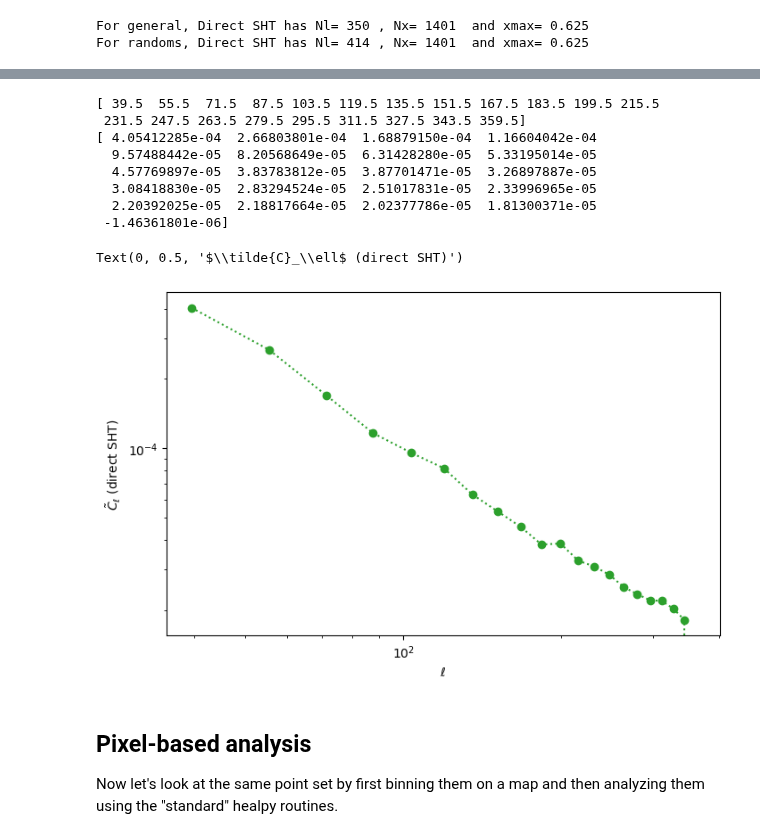
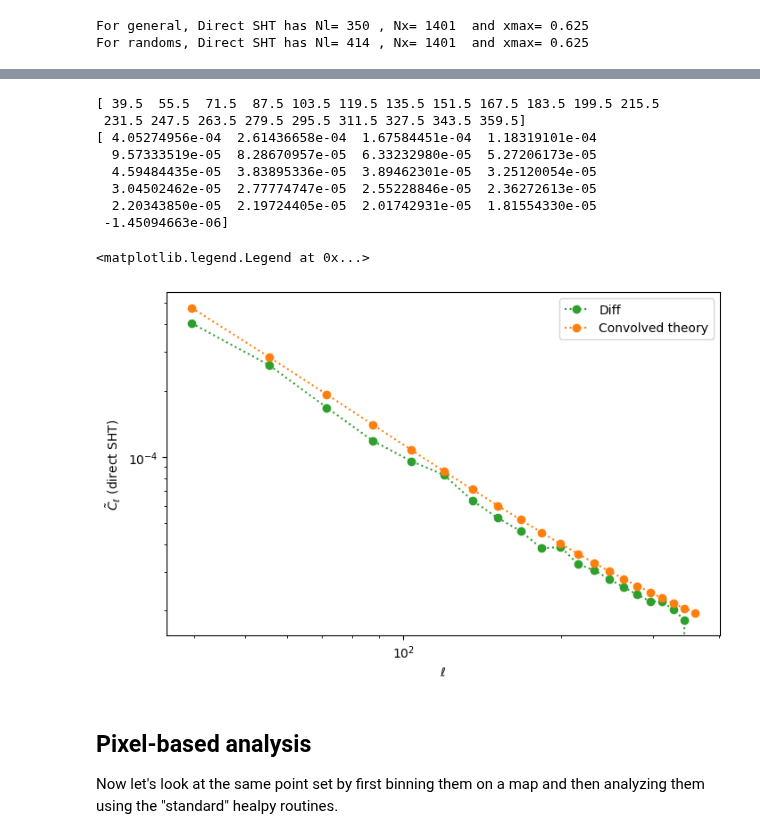
Before and after one commit to martinjameswhite/directsht, a Jupyter notebook: notebooks/analyzing_mocks.ipynb, the cells around one changed output, grey strips where cells are left out. Saved outputs shown, nothing was run; the diff lists cells and outputs as text; code cells hidden in the pictures.

Commit message:
comparison to theory

```diff
--- a/notebooks/analyzing_mocks.ipynb
+++ b/notebooks/analyzing_mocks.ipynb
@@ -69,10 +66,13 @@ def veto_points(tt,pp,wt,nveto,rveto):
 npnt_fullsky = 3 * 500000
 #
 # Initialize a helper object from which to draw realizations
-Mocks_obj = LogNormalMocks(npnt_fullsky,nside=2048,
+nside_mockmaking = 2048
+Mocks_obj = LogNormalMocks(npnt_fullsky,nside=nside_mockmaking,
                            theta_range=[theta_min,theta_max],
                            phi_range=[phi_min,phi_max])
 #
+print('Npnt/Npix=', npnt_fullsky/hp.nside2npix(nside_mockmaking))
+cl_theory = Mocks_obj.get_theory_Cl(lmax_out=1000,gauss_order=3000)
 # Draw a realization, specifying the random seed if you want
 tdata,pdata,wdata = Mocks_obj(seed=0)
 #
@@ -246,23 +251,29 @@ print(hdif_decoupled)
 # %% [output]
 [ 39.5  55.5  71.5  87.5 103.5 119.5 135.5 151.5 167.5 183.5 199.5 215.5
  231.5 247.5 263.5 279.5 295.5 311.5 327.5 343.5 359.5]
-[ 4.05412285e-04  2.66803801e-04  1.68879150e-04  1.16604042e-04
-  9.57488442e-05  8.20568649e-05  6.31428280e-05  5.33195014e-05
-  4.57769897e-05  3.83783812e-05  3.87701471e-05  3.26897887e-05
-  3.08418830e-05  2.83294524e-05  2.51017831e-05  2.33996965e-05
-  2.20392025e-05  2.18817664e-05  2.02377786e-05  1.81300371e-05
- -1.46361801e-06]
+[ 4.05274956e-04  2.61436658e-04  1.67584451e-04  1.18319101e-04
+  9.57333519e-05  8.28670957e-05  6.33232980e-05  5.27206173e-05
+  4.59484435e-05  3.83895336e-05  3.89462301e-05  3.25120054e-05
+  3.04502462e-05  2.77774747e-05  2.55228846e-05  2.36272613e-05
+  2.20343850e-05  2.19724405e-05  2.01742931e-05  1.81554330e-05
+ -1.45094663e-06]
 # %%
 fig,ax = plt.subplots(1,1,figsize=(8,5))
 ax.plot(binned_ells,hdif_decoupled,'o:',color='C2',label='Diff')
+#
+# Compare to the theory convolved with the bandpower window function.
+clt_conv = np.dot(Mbl, cl_theory[:Mbl.shape[1]])
+ax.plot(binned_ells, clt_conv[Ndiscard:-Ndiscard],'o:',color='C1',label='Convolved theory')
 #
 ax.set_xscale('log')
 ax.set_yscale('log')
 ax.set_xlabel(r'$\ell$')
 ax.set_ylabel(r'$\tilde{C}_\ell$ (direct SHT)')
+#
+ax.legend()
 # %% [output]
-Text(0, 0.5, '$\\tilde{C}_\\ell$ (direct SHT)')
+<matplotlib.legend.Legend at 0x...>
-[figure, old version]
+[figure, new version]
 # %% [markdown]
 ## Pixel-based analysis
 
```
Also changed, not shown: parts of 15 cells of this notebook.
